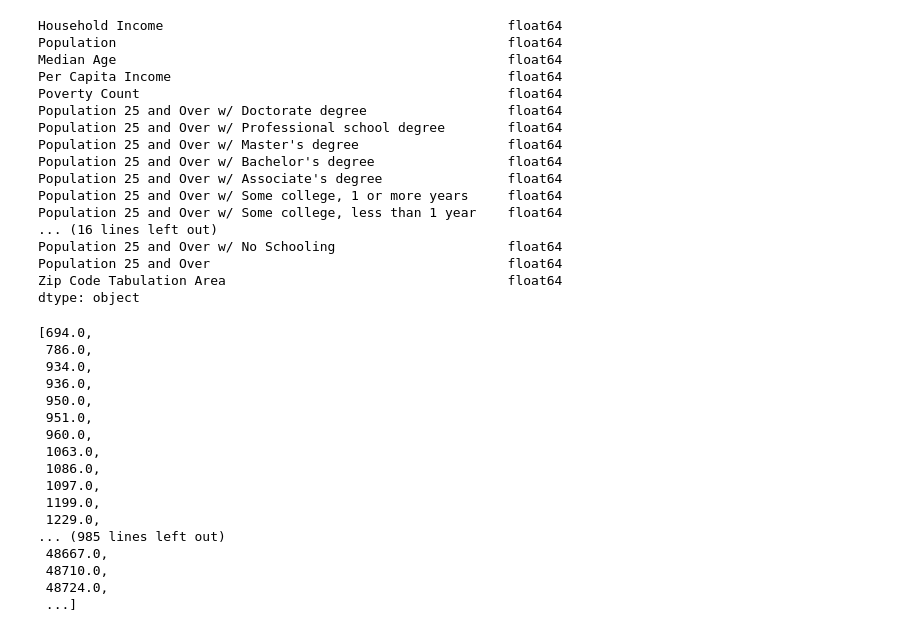
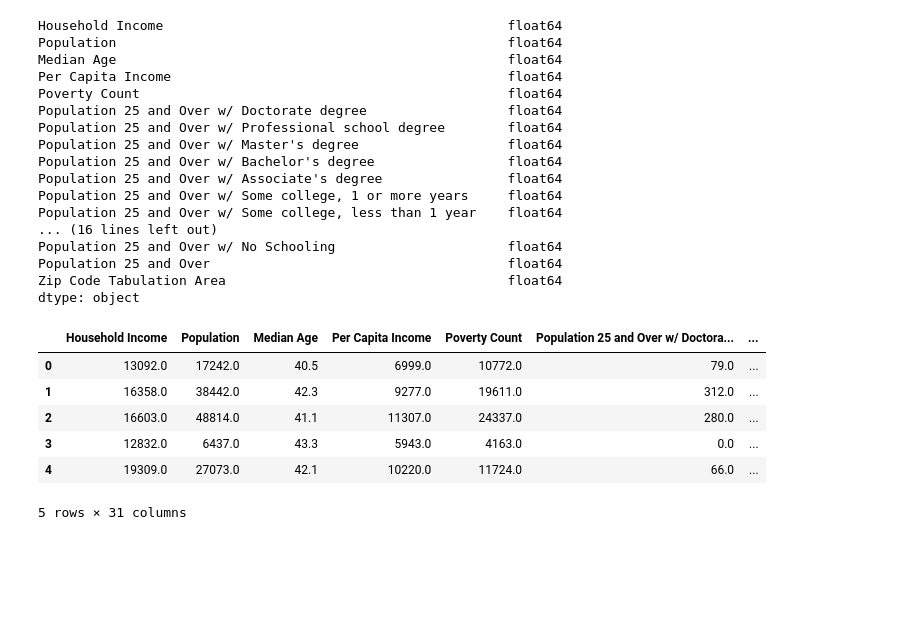
Before and after one commit to JamesRucker/Final_Project_Dilapidation_and_Housing_Prices, a Jupyter notebook: data/Census_Data.ipynb, the cells around one changed output. Cells and saved outputs as stored; diff of their text form; code cells hidden in the pictures; blank space fills up the shorter version.

```diff
--- a/data/Census_Data.ipynb
+++ b/data/Census_Data.ipynb
@@ -111,44 +99,37 @@ dtype: object
 # %%
 # All rows containing a negative value are dropped
 
-# Empty array for zip codes (already veryified unique) to drop is initialized
-zip_to_drop = []
+# Empty array for indeces to drop is initialized
+indeces_to_drop = []
 
 # Every row is checked for a negative value
 # Iterate through the rows
 for index, row in census_no_na.iterrows():
 
     # Ensure that only 1 index is given per row
     unique = True
 
     # Loop through columns
     for col in row:
 
-        # If a value is negative, add its zip code to the array be dropped and flip boolean to ensure only 1 entry
+        # If a value is negative, add its index to the array be dropped and flip boolean to ensure only 1 entry
         if ((col < 0) & unique):
-            zip_to_drop.append(row["Zip Code Tabulation Area"])
+            indeces_to_drop.append(index)
             unique = False
 
+# Delete each row whose
+for index in indeces_to_drop:
+    census_no_na.drop(index, inplace=True)
 
-zip_to_drop
+census_no_na.head()
 # %% [output]
+|  | Household Income | Population | Median Age | Per Capita Income | Poverty Count | Population 25 and Over w/ Doctora... | ... |
+| 0 | 13092.0 | 17242.0 | 40.5 | 6999.0 | 10772.0 | 79.0 | ... |
+| 1 | 16358.0 | 38442.0 | 42.3 | 9277.0 | 19611.0 | 312.0 | ... |
+| 2 | 16603.0 | 48814.0 | 41.1 | 11307.0 | 24337.0 | 280.0 | ... |
+| 3 | 12832.0 | 6437.0 | 43.3 | 5943.0 | 4163.0 | 0.0 | ... |
+| 4 | 19309.0 | 27073.0 | 42.1 | 10220.0 | 11724.0 | 66.0 | ... |
-[694.0,
- 786.0,
- 934.0,
- 936.0,
- 950.0,
- 951.0,
- 960.0,
- 1063.0,
- 1086.0,
- 1097.0,
- 1199.0,
- 1229.0,
-... (985 lines left out)
- 48667.0,
- 48710.0,
- 48724.0,
- ...]
+5 rows × 31 columns
 # %%
 # # Final DataFrame is made
 # census_df = census_clean[["Zip Code Tabulation Area", "Population", "Median Age", "Household Income",
```
Also changed, not shown: parts of 2 cells of this notebook.
